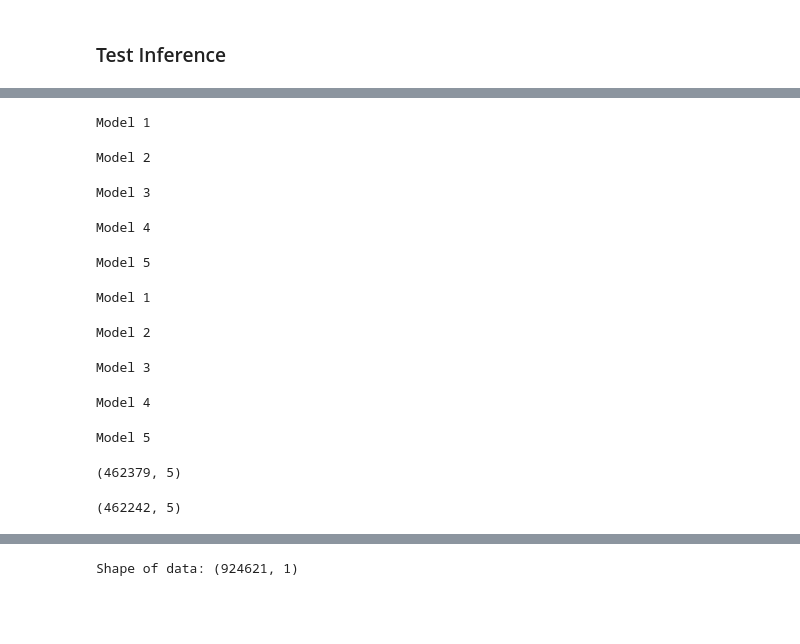
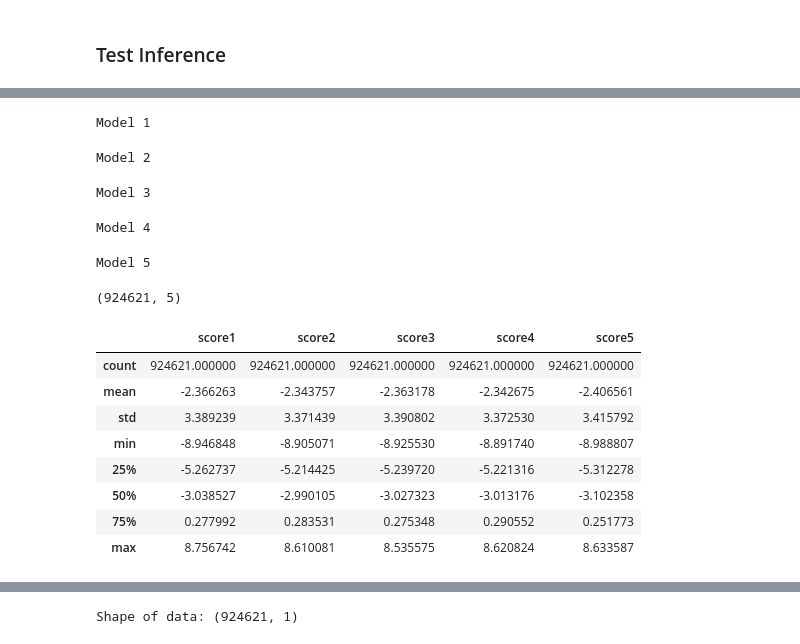
Before and after one commit to waikey-lee/kaggle-amex, a Jupyter notebook: notebooks/5a.lgbm_evaluation.ipynb, the cells around one changed output, grey strips where cells are left out. Drawn from its saved outputs; the diff is of its cells as text; code cells hidden in the pictures; blank space fills up the shorter version.

```diff
--- a/notebooks/5a.lgbm_evaluation.ipynb
+++ b/notebooks/5a.lgbm_evaluation.ipynb
@@ -113,0 +160,3 @@ Wall time: 28.1 s
+# %%
+%%time
+test_agg = test_agg.reset_index()
@@ -118,24 +170,13 @@ test_agg2 = test_agg2.reset_index()
 # %%
-test_scores1 = lgbm_dart.inference_full(test_agg1)
-test_scores2 = lgbm_dart.inference_full(test_agg2)
+test_scores = lgbm_dart.inference_full(test_agg)
+# test_scores2 = lgbm_dart.inference_full(test_agg2)
 # %% [output]
 Model 1
 Model 2
 Model 3
 Model 4
 Model 5
-Model 1
-Model 2
-Model 3
-Model 4
-Model 5
-# %%
-test_scores1.shape
-# %% [output]
-(462379, 5)
-# %%
-test_scores2.shape
-# %% [output]
-(462242, 5)
 # %%
-test_scores = pd.concat([test_scores1, test_scores2], ignore_index=True)
+test_scores.shape
+# %% [output]
+(924621, 5)
@@ -141,0 +185,12 @@ test_scores = pd.concat([test_scores1, test_scores2], ignore_index=True)
+# %%
+test_scores.describe()
+# %% [output]
+|  | score1 | score2 | score3 | score4 | score5 |
+| count | 924621.000000 | 924621.000000 | 924621.000000 | 924621.000000 | 924621.000000 |
+| mean | -2.366263 | -2.343757 | -2.363178 | -2.342675 | -2.406561 |
+| std | 3.389239 | 3.371439 | 3.390802 | 3.372530 | 3.415792 |
+| min | -8.946848 | -8.905071 | -8.925530 | -8.891740 | -8.988807 |
+| 25% | -5.262737 | -5.214425 | -5.239720 | -5.221316 | -5.312278 |
+| 50% | -3.038527 | -2.990105 | -3.027323 | -3.013176 | -3.102358 |
+| 75% | 0.277992 | 0.283531 | 0.275348 | 0.290552 | 0.251773 |
+| max | 8.756742 | 8.610081 | 8.535575 | 8.620824 | 8.633587 |
```
Also changed, not shown: parts of 37 cells of this notebook.
